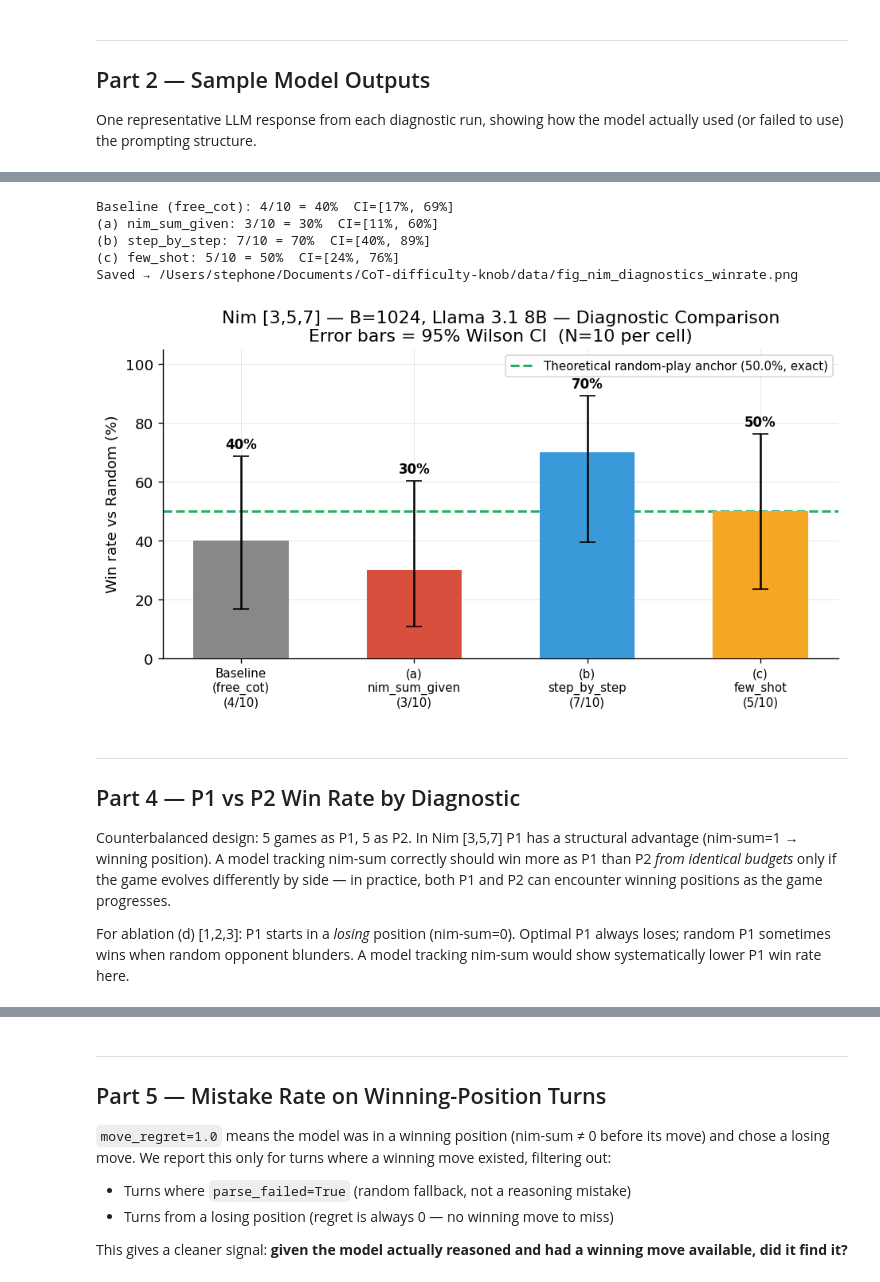
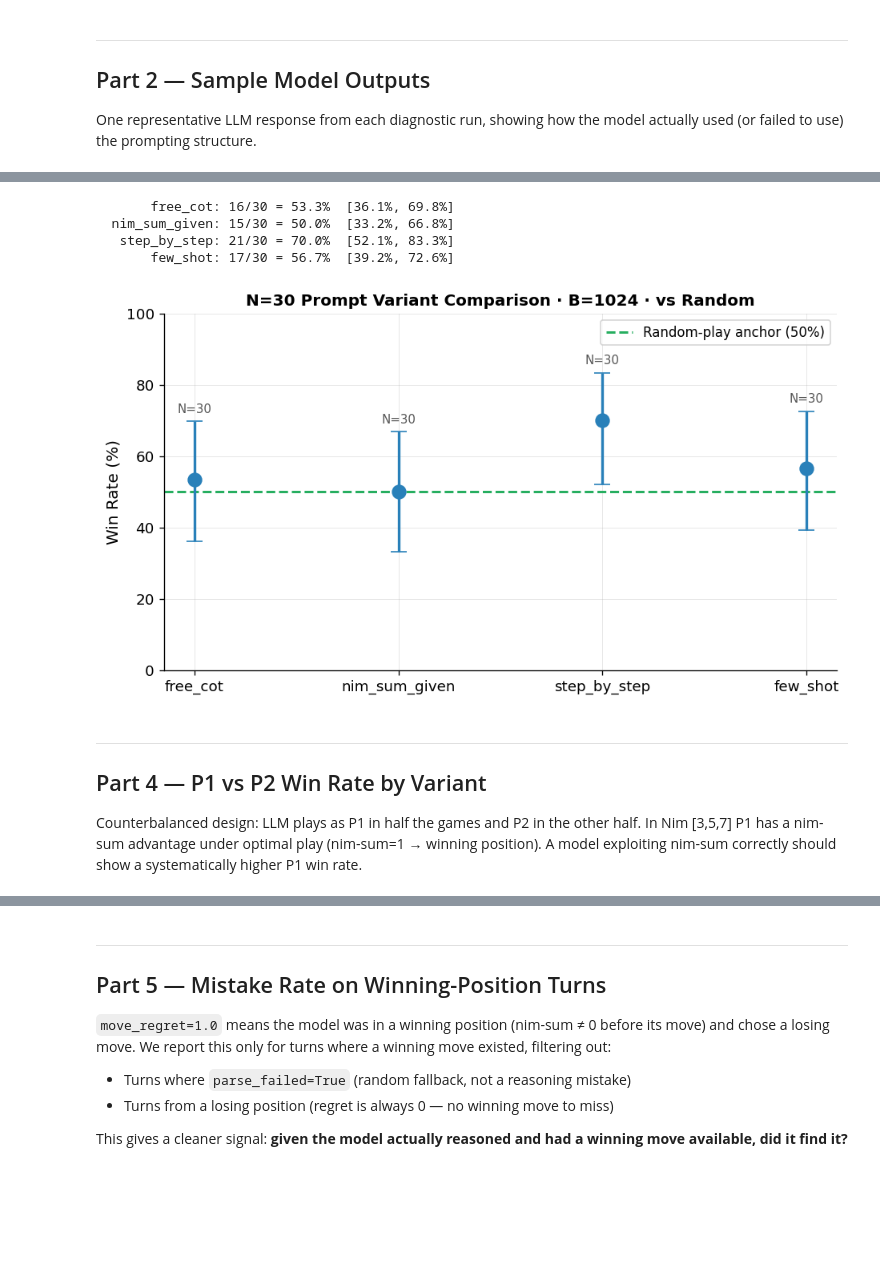
Before and after one commit to sstefan90/CoT-difficulty-knob, a Jupyter notebook: notebooks/07_nim_diagnostics.ipynb, the cells around one changed output, grey strips where cells are left out. Saved outputs shown, nothing was run; the diff lists cells and outputs as text; code cells hidden in the pictures; blank space fills up the shorter version.

Commit message:
extend archtecture for GPU inference, rerun experiments at increased sample size, share new results in readme

```diff
--- a/notebooks/07_nim_diagnostics.ipynb
+++ b/notebooks/07_nim_diagnostics.ipynb
@@ -445,66 +470,45 @@ Overall win rate (LLM vs Random, N=10 per cell) for each variant at B=1024. Wils
 # %%
-# ── Load results ───────────────────────────────────────────────────────────────
 CELLS = [
-    ('Baseline\n(free_cot)', 'nim_vs_random_llama__45e521b6', 1024),
-    ('(a)\nnim_sum_given',   'nim_diag_a_nimsum__c80c54b2',   None),
-    ('(b)\nstep_by_step',    'nim_diag_b_scaffold__19211b92', None),
-    ('(c)\nfew_shot',        'nim_diag_c_fewshot__da9e36e2',  None),
+    ('free_cot',      RUN_FREE,     None),
+    ('nim_sum_given', RUN_NIMSUM,   None),
+    ('step_by_step',  RUN_SCAFFOLD, None),
+    ('few_shot',      RUN_FEWSHOT,  None),
 ]
 
 labels, pts, los, his, ns = [], [], [], [], []
 for label, run, bf in CELLS:
     trials = load_run(run, budget_filter=bf)
     k = sum(t['won'] for t in trials)
     n = len(trials)
     p, lo, hi = wilson_ci(k, n)
-    labels.append(f'{label}\n({k}/{n})')
-    pts.append(p); los.append(p - lo); his.append(hi - p); ns.append(n)
-    print(f'{label.replace(chr(10)," ")}: {k}/{n} = {p*100:.0f}%  CI=[{lo*100:.0f}%, {hi*100:.0f}%]')
+    labels.append(label); pts.append(p); los.append(lo); his.append(hi); ns.append(n)
+    print(f"{label:>15}: {k}/{n} = {p*100:.1f}%  [{lo*100:.1f}%, {hi*100:.1f}%]")
 
-# ── Plot ───────────────────────────────────────────────────────────────────────
 fig, ax = plt.subplots(figsize=(8, 4.5))
-
-colors = ['#888888', '#d94f3d', '#3a9ad9', '#f5a623']
-x = range(len(labels))
-bars = ax.bar(x, [p*100 for p in pts],
-              yerr=[[l*100 for l in los], [h*100 for h in his]],
-              color=colors, capsize=6, error_kw=dict(elinewidth=1.5), width=0.55,
-              zorder=3)
-
-# Theoretical anchor: exact recursive computation for Nim [3,5,7] under uniform-random play
-# P1 wins exactly 50.0% — the nim-sum advantage only helps optimal players
-ax.axhline(50.0, ls='--', lw=1.8, color='#27ae60',
-           label='Theoretical random-play anchor (50.0%, exact)')
-
-# Annotate bars
-for bar, p, lo_e, hi_e in zip(bars, pts, los, his):
-    ax.text(bar.get_x() + bar.get_width()/2, bar.get_height() + hi_e*100 + 1.5,
-            f'{p*100:.0f}%', ha='center', va='bottom', fontsize=10, fontweight='bold')
-
-ax.set_xticks(list(x))
-ax.set_xticklabels(labels, fontsize=9)
-ax.set_ylabel('Win rate vs Random (%)')
-ax.set_ylim(0, 105)
-ax.set_title('Nim [3,5,7] — B=1024, Llama 3.1 8B — Diagnostic Comparison\n'
-             'Error bars = 95% Wilson CI  (N=10 per cell)')
-ax.legend(fontsize=9, loc='upper right')
-
-fig.tight_layout()
-out = ROOT / 'data' / 'fig_nim_diagnostics_winrate.png'
-fig.savefig(out, bbox_inches='tight')
-print(f'Saved → {out}')
-plt.show()
+x = np.arange(len(labels))
+ax.errorbar(x, [p * 100 for p in pts],
+            yerr=[[(p - lo) * 100 for p, lo in zip(pts, los)],
+                  [(hi - p) * 100 for p, hi in zip(pts, his)]],
+            fmt='o', color='#2980b9', ecolor='#2980b9',
+            elinewidth=2, capsize=6, markersize=10, zorder=5)
+ax.axhline(50, color='#27ae60', linestyle='--', linewidth=1.8, label='Random-play anchor (50%)')
+for xi, (n, p, hi) in enumerate(zip(ns, pts, his)):
+    ax.annotate(f"N={n}", (xi, hi * 100 + 2.5), ha='center', fontsize=9, color='#555')
+ax.set_xticks(x); ax.set_xticklabels(labels, fontsize=11)
+ax.set_ylim(0, 100); ax.set_ylabel('Win Rate (%)', fontsize=12)
+ax.set_title('N=30 Prompt Variant Comparison · B=1024 · vs Random', fontsize=12, fontweight='bold')
+ax.legend(fontsize=10)
+plt.tight_layout(); plt.show()
 # %% [output]
-Baseline (free_cot): 4/10 = 40%  CI=[17%, 69%]
-(a) nim_sum_given: 3/10 = 30%  CI=[11%, 60%]
-(b) step_by_step: 7/10 = 70%  CI=[40%, 89%]
-(c) few_shot: 5/10 = 50%  CI=[24%, 76%]
-Saved → /Users/stephone/Documents/CoT-difficulty-knob/data/fig_nim_diagnostics_winrate.png
+       free_cot: 16/30 = 53.3%  [36.1%, 69.8%]
+  nim_sum_given: 15/30 = 50.0%  [33.2%, 66.8%]
+   step_by_step: 21/30 = 70.0%  [52.1%, 83.3%]
+       few_shot: 17/30 = 56.7%  [39.2%, 72.6%]
-[figure, old version]
+[figure, new version]
 # %% [markdown]
 ---
-## Part 4 — P1 vs P2 Win Rate by Diagnostic
+## Part 4 — P1 vs P2 Win Rate by Variant
 
-Counterbalanced design: 5 games as P1, 5 as P2. In Nim [3,5,7] P1 has a structural advantage (nim-sum=1 → winning position). A model tracking nim-sum correctly should win more as P1 than P2 *from identical budgets* only if the game evolves differently by side — in practice, both P1 and P2 can encounter winning positions as the game progresses.
-
-For ablation (d) [1,2,3]: P1 starts in a *losing* position (nim-sum=0). Optimal P1 always loses; random P1 sometimes wins when random opponent blunders. A model tracking nim-sum would show systematically lower P1 win rate here.
+Counterbalanced design: LLM plays as P1 in half the games and P2 in the other half.
+In Nim [3,5,7] P1 has a nim-sum advantage under optimal play (nim-sum=1 → winning position).
+A model exploiting nim-sum correctly should show a systematically higher P1 win rate.
```
Also changed, not shown: parts of 32 cells of this notebook, 57 other files.
